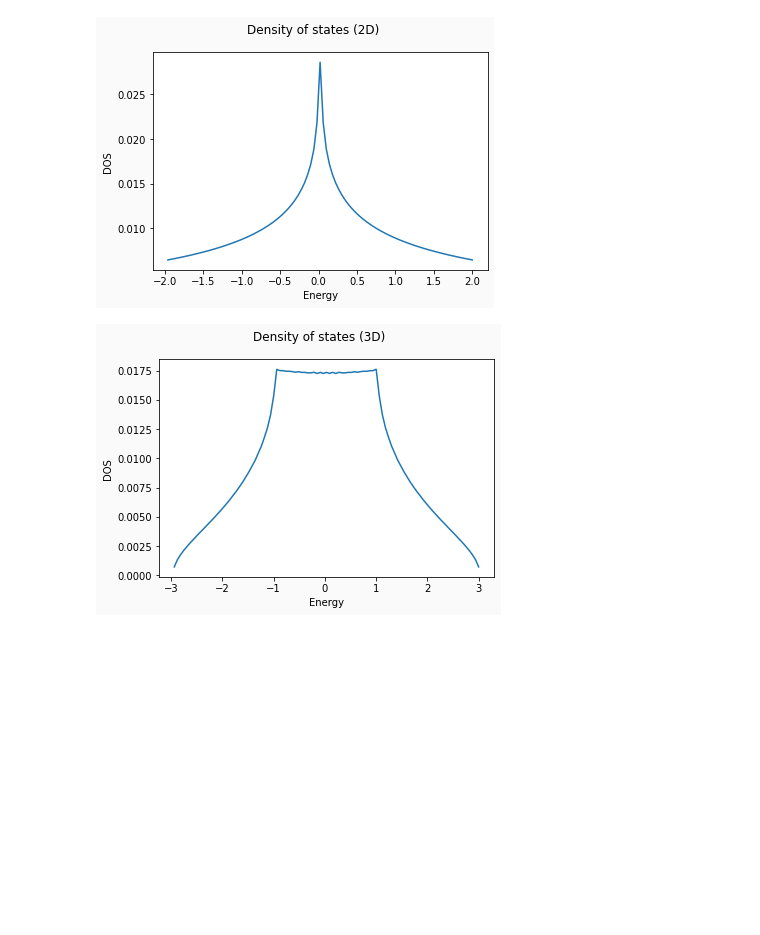
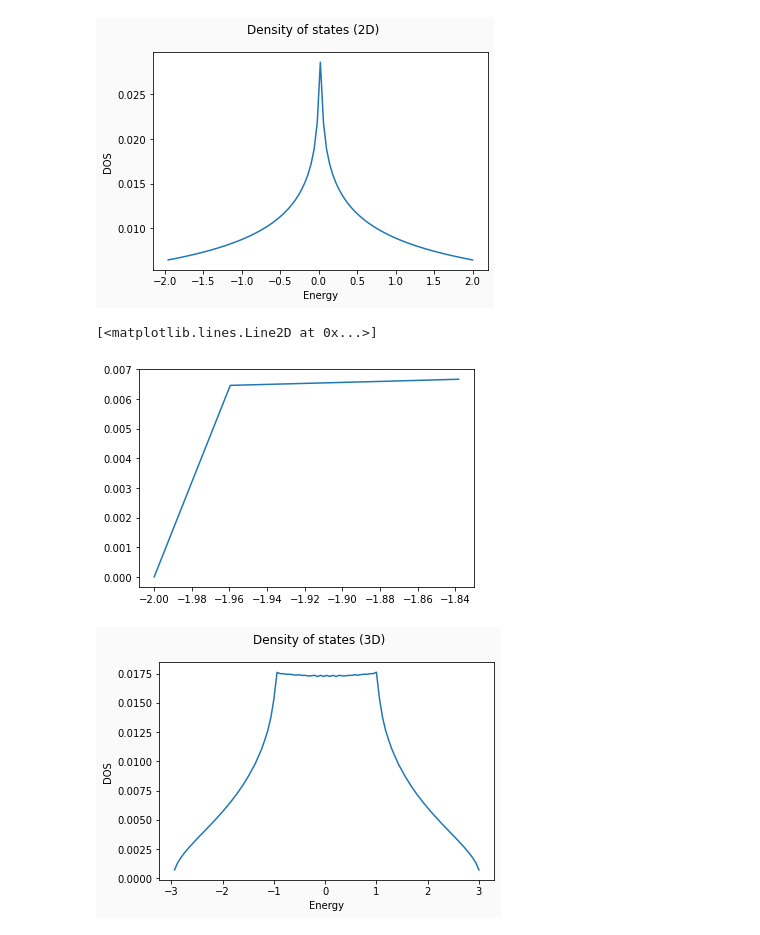
Before and after one commit to capriblue/dos_for_2site, a Jupyter notebook: calculate.ipynb, the cells around one changed output. Cells and saved outputs as stored; diff of their text form; code cells hidden in the pictures; blank space fills up the shorter version.

```diff
--- a/calculate.ipynb
+++ b/calculate.ipynb
@@ -94,6 +92,11 @@ _ =ax.set_ylabel("DOS")
 fig.savefig("DOS_2d.png", dpi=400)
 # %% [output]
 [figure]
+# %%
+plt.plot(two.Es[0:5], two.hist[0:5])
+# %% [output]
+[<matplotlib.lines.Line2D at 0x...>]
+[figure, added]
 # %%
 # 3D
 three = Calculate(3, 100000000, -3, 3, True)
```
Also changed, not shown: parts of 2 cells of this notebook.
